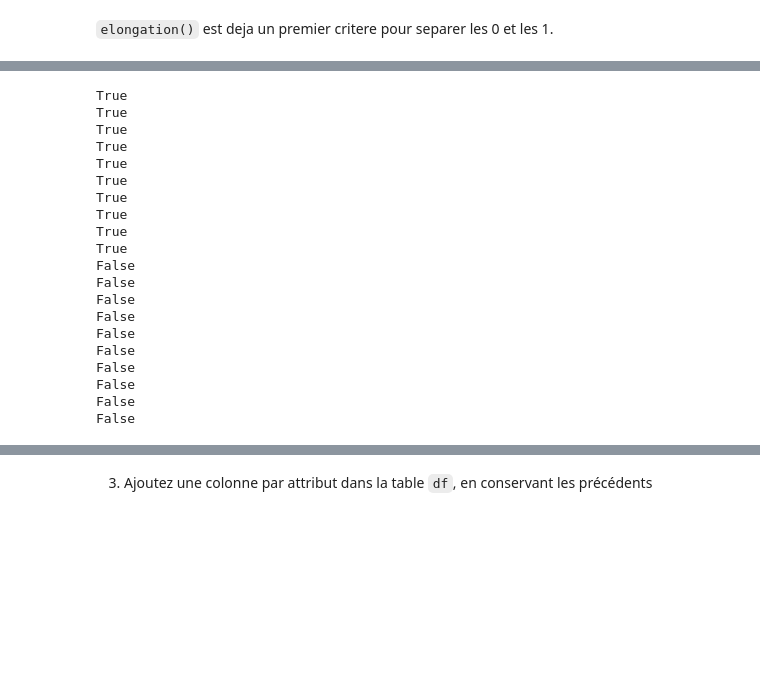
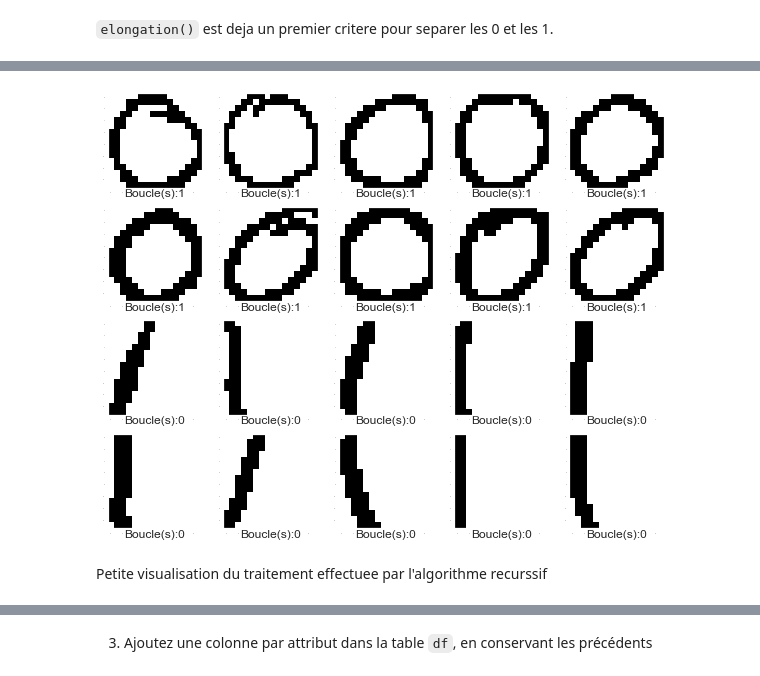
Before and after one commit to MK8BK/SDprojet_image_s2, a Jupyter notebook: 4_analyse_de_donnees.ipynb, the cells around one changed output, grey strips where cells are left out. Drawn from its saved outputs; the diff is of its cells as text; code cells hidden in the pictures; blank space fills up the shorter version.

```diff
--- a/4_analyse_de_donnees.ipynb
+++ b/4_analyse_de_donnees.ipynb
@@ -156,29 +151,9 @@ def entouree(img, coordonnees, done=[]):
             c4 = (x-1, y)
             return (True and  entouree(img, c1, done) and entouree(img,c2, done) and entouree(img,c3, done) and entouree(img,c4, done))
 # %%
-for i in range(len(images)):
-    instance_done = []
-    print(entouree(images[i], (7,7), instance_done))
+image_grid(images,
+           titles=["Boucle(s):{0:.0f}".format(entouree(images[i], (7,7), [])) for i in range(len(images))])
 # %% [output]
-True
-True
-True
-True
-True
-True
-True
-True
-True
-True
-False
-False
-False
-False
-False
-False
-False
-False
-False
-False
+[figure, added]
 # %%
 def boucle(img):
@@ -186,0 +172,2 @@ def boucle(img):
+# %% [markdown]
+Petite visualisation du traitement effectuee par l'algorithme recurssif
```
Also changed, not shown: parts of 18 cells of this notebook, 1 other file.
